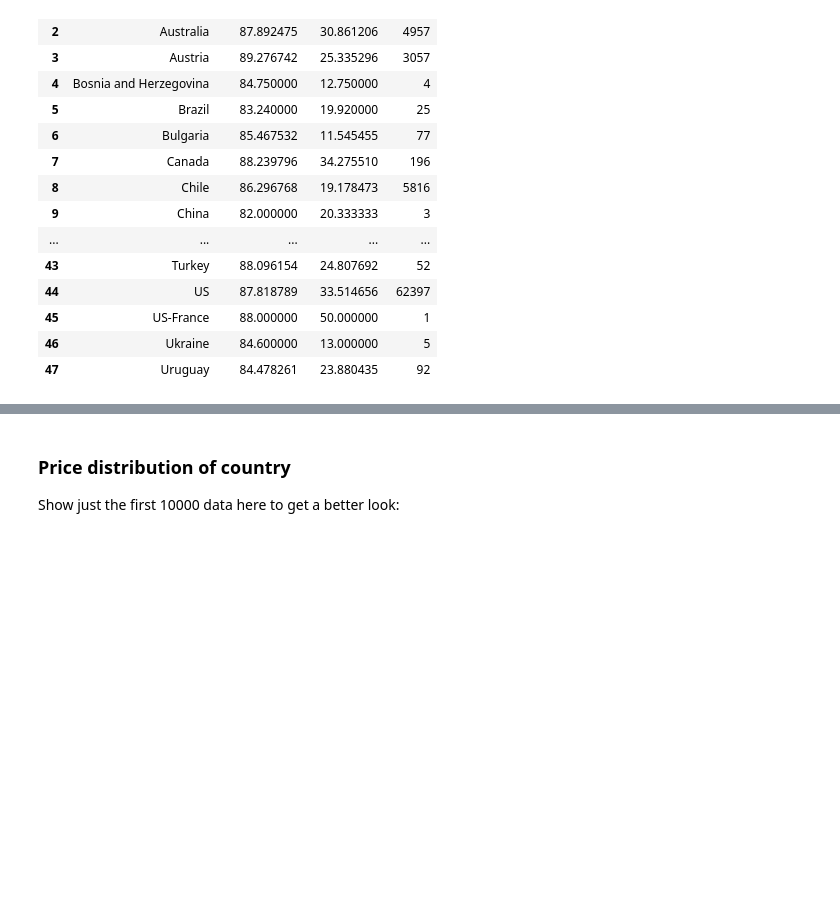
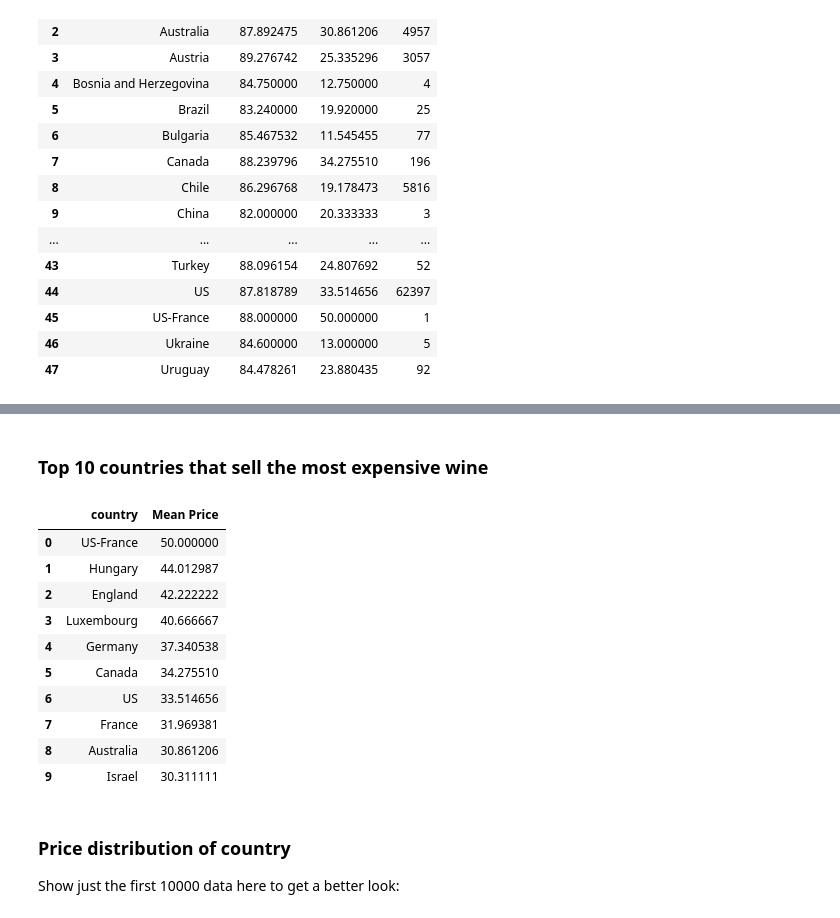
Before and after one commit to jwang0306/fundamentals-data-analytics, a Jupyter notebook: HW1/FDA_HW1.ipynb, the cells around one changed output, grey strips where cells are left out. Drawn from its saved outputs; the diff is of its cells as text; code cells hidden in the pictures; blank space fills up the shorter version.

```diff
--- a/HW1/FDA_HW1.ipynb
+++ b/HW1/FDA_HW1.ipynb
@@ -250,3 +255,20 @@ data.reset_index()
+# %% [markdown]
+### Top 10 countries that sell the most expensive wine
+# %%
+temp = data.sort_values(by=['Mean Price'],ascending=False).drop(['Mean Points', '#Wine'], axis=1).head(10)
+temp.reset_index()
+# %% [output]
+|  | country | Mean Price |
+| 0 | US-France | 50.000000 |
+| 1 | Hungary | 44.012987 |
+| 2 | England | 42.222222 |
+| 3 | Luxembourg | 40.666667 |
+| 4 | Germany | 37.340538 |
+| 5 | Canada | 34.275510 |
+| 6 | US | 33.514656 |
+| 7 | France | 31.969381 |
+| 8 | Australia | 30.861206 |
+| 9 | Israel | 30.311111 |
 # %% [markdown]
 ### Price distribution of country
 Show just the first 10000 data here to get a better look:
```
Also changed, not shown: parts of 13 cells of this notebook.
